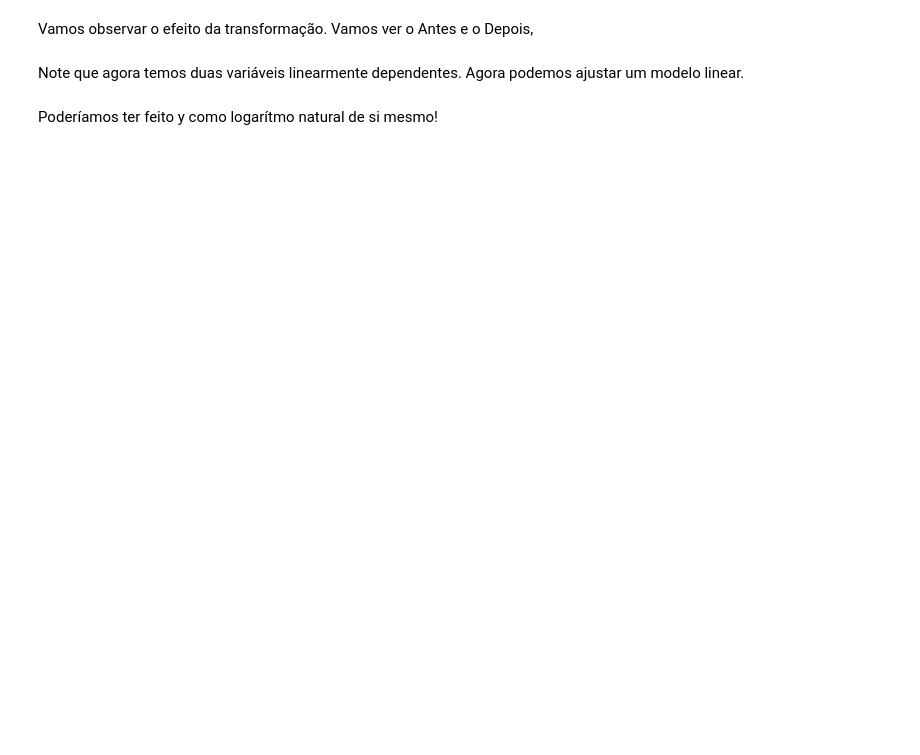
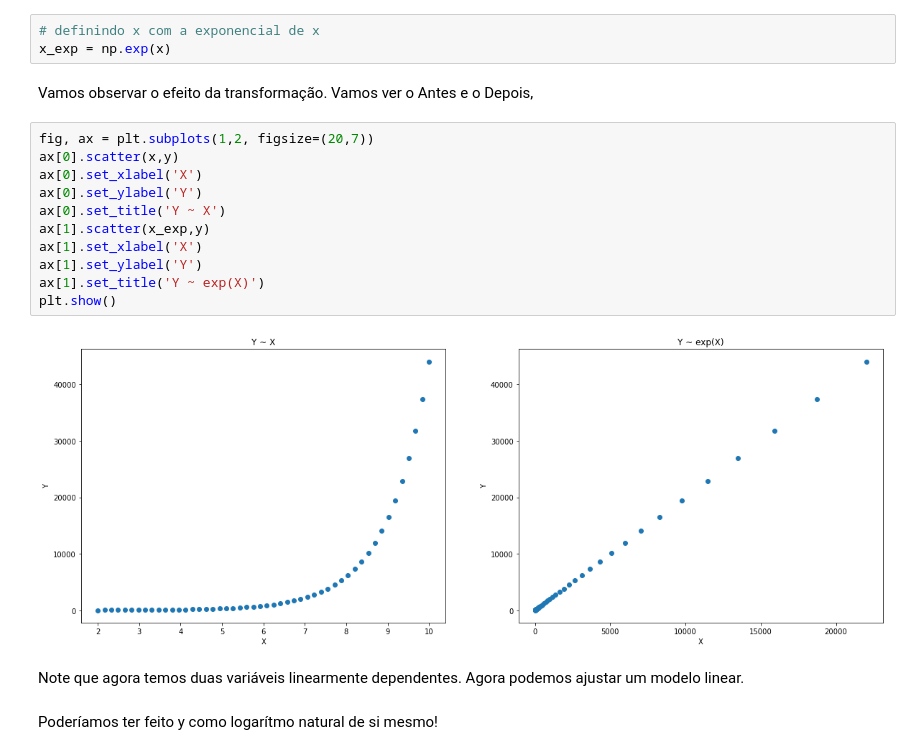
Before and after one commit to brondevitor/Python_Jorney, a Jupyter notebook: Regressão/Regressão III.ipynb, the cells around one changed output. Drawn from its saved outputs; the diff is of its cells as text; blank space fills up the shorter version.

```diff
--- a/Regressão/Regressão III.ipynb
+++ b/Regressão/Regressão III.ipynb
@@ -13,8 +27,24 @@ Vamos criar uma variável X, independente, e uma variável Y, dependente de X.
 O que podemos fazer para linearizar??
 # %% [markdown]
 Podemos definir X como a exponencial de Si mesmo. Dessa forma, teremos 2 expressões exponenciais relacionadas.
+# %%
+# definindo x com a exponencial de x
+x_exp = np.exp(x)
 # %% [markdown]
 Vamos observar o efeito da transformação. Vamos ver o Antes e o Depois,
+# %%
+fig, ax = plt.subplots(1,2, figsize=(20,7))
+ax[0].scatter(x,y)
+ax[0].set_xlabel('X')
+ax[0].set_ylabel('Y')
+ax[0].set_title('Y ~ X')
+ax[1].scatter(x_exp,y)
+ax[1].set_xlabel('X')
+ax[1].set_ylabel('Y')
+ax[1].set_title('Y ~ exp(X)')
+plt.show()
+# %% [output]
+[figure, added]
 # %% [markdown]
 Note que agora temos duas variáveis linearmente dependentes. Agora podemos ajustar um modelo linear.
 # %% [markdown]
```
Also changed, not shown: parts of 10 cells of this notebook.
